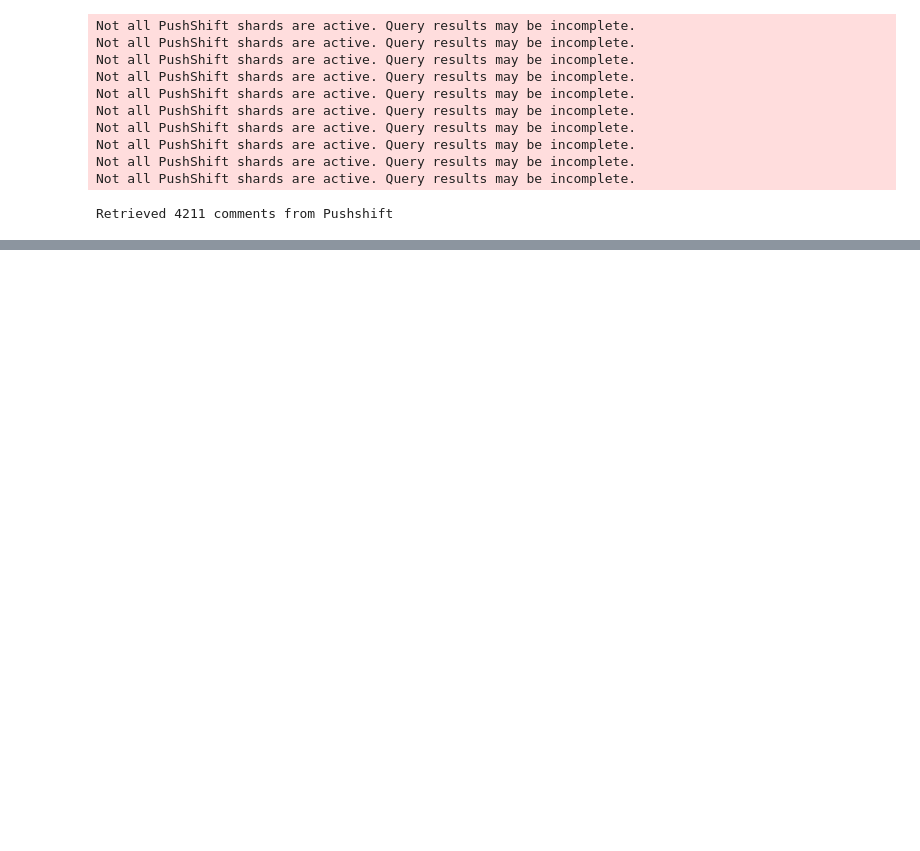
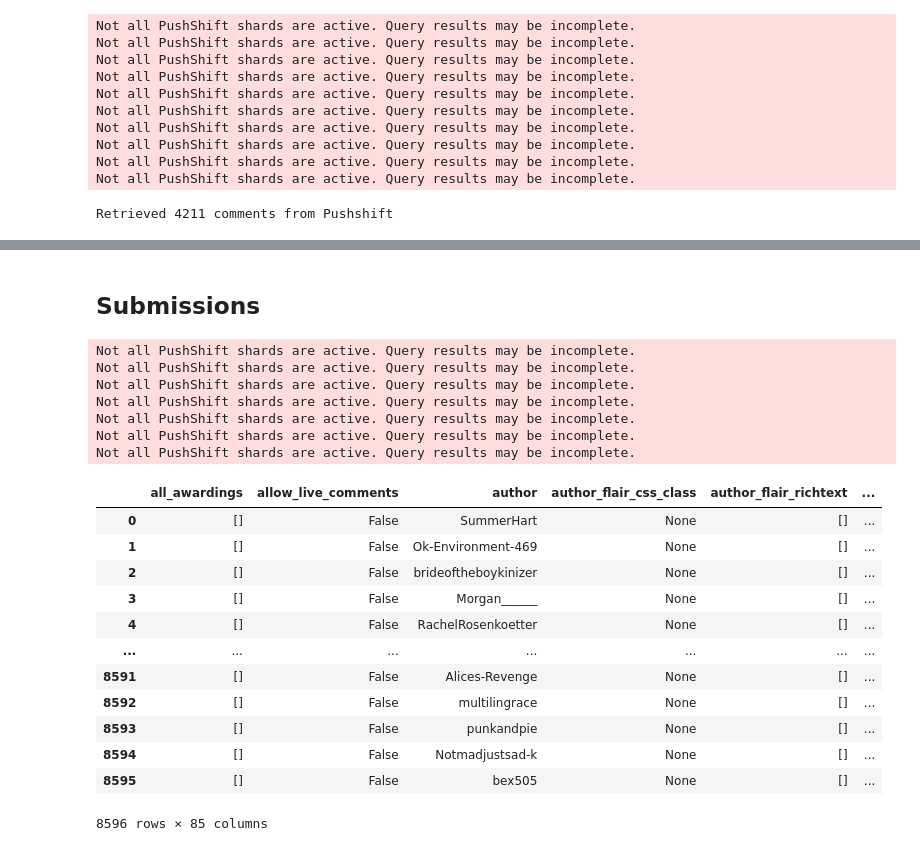
Before and after one commit to anng217/redditbots, a Jupyter notebook: pushshift.ipynb, the cells around one changed output, grey strips where cells are left out. Cells and saved outputs as stored; diff of their text form; code cells hidden in the pictures; blank space fills up the shorter version.

```diff
--- a/pushshift.ipynb
+++ b/pushshift.ipynb
@@ -193,0 +409,26 @@ comments_df.to_csv('./data/feminisms/fm_comments_before.csv', header=True, index
+# %% [markdown]
+## Submissions
+# %%
+save_dir = './data/witchesvspatriarchy/wvsp_subm.csv'
+fetch_subm(subr = subr, save_dir = save_dir, limit = limit, year = 2020, month = 12, day = 22, duration =90)
+# %% [output]
+Not all PushShift shards are active. Query results may be incomplete.
+Not all PushShift shards are active. Query results may be incomplete.
+Not all PushShift shards are active. Query results may be incomplete.
+Not all PushShift shards are active. Query results may be incomplete.
+Not all PushShift shards are active. Query results may be incomplete.
+Not all PushShift shards are active. Query results may be incomplete.
+Not all PushShift shards are active. Query results may be incomplete.
+|  | all_awardings | allow_live_comments | author | author_flair_css_class | author_flair_richtext | ... |
+| 0 | [] | False | SummerHart | None | [] | ... |
+| 1 | [] | False | Ok-Environment-469 | None | [] | ... |
+| 2 | [] | False | brideoftheboykinizer | None | [] | ... |
+| 3 | [] | False | Morgan______ | None | [] | ... |
+| 4 | [] | False | RachelRosenkoetter | None | [] | ... |
+| ... | ... | ... | ... | ... | ... | ... |
+| 8591 | [] | False | Alices-Revenge | None | [] | ... |
+| 8592 | [] | False | multilingrace | None | [] | ... |
+| 8593 | [] | False | punkandpie | None | [] | ... |
+| 8594 | [] | False | Notmadjustsad-k | None | [] | ... |
+| 8595 | [] | False | bex505 | None | [] | ... |
+8596 rows × 85 columns
```
Also changed, not shown: parts of 46 cells of this notebook, 21 other files.
